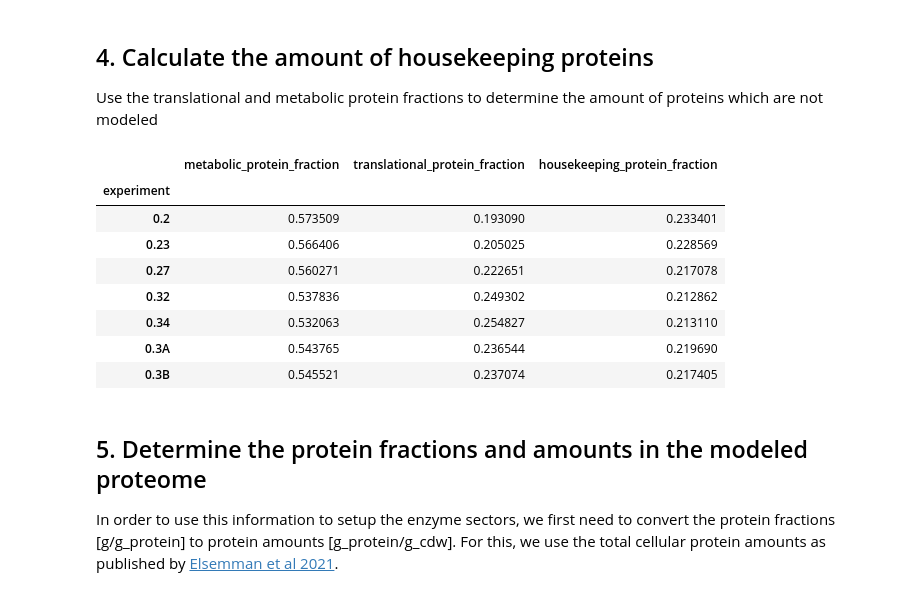
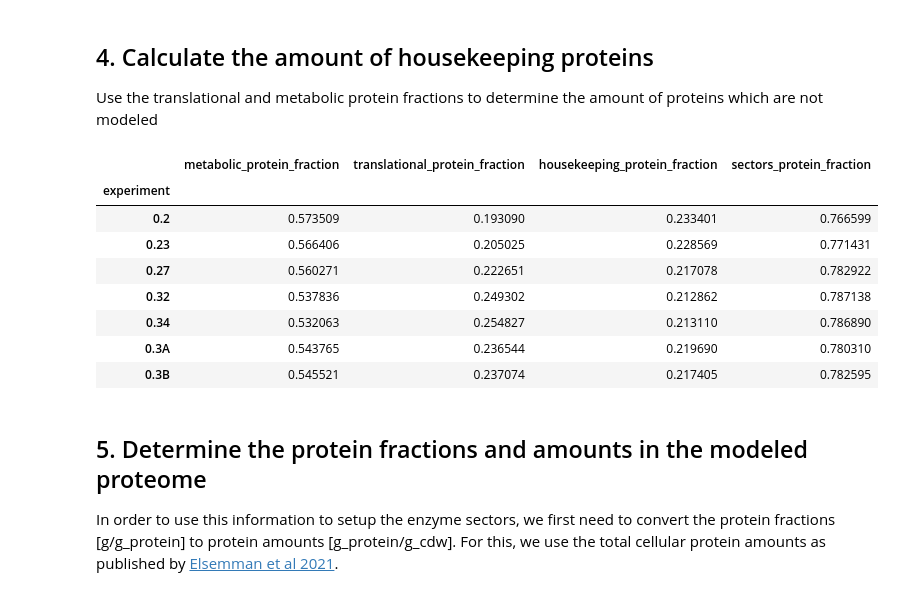
Before and after one commit to iAMB-RWTH-Aachen/PAMparametrizer, a Jupyter notebook: Scripts/Protein_sectors/Yeast9/unused_enzyme_determination_scerevisiae.ipynb, the cells around one changed output. Drawn from its saved outputs; the diff is of its cells as text; code cells hidden in the pictures.

```diff
--- a/Scripts/Protein_sectors/Yeast9/unused_enzyme_determination_scerevisiae.ipynb
+++ b/Scripts/Protein_sectors/Yeast9/unused_enzyme_determination_scerevisiae.ipynb
@@ -168,23 +168,29 @@ Use the translational and metabolic protein fractions to determine the amount of
 # %%
 def calculate_housekeeping_fraction(row):
     return 1-row.metabolic_protein_fraction-row.translational_protein_fraction
+
+def calculate_allsectors_fraction(row):
+    return row.metabolic_protein_fraction+row.translational_protein_fraction
 
 housekeeping_protein_fractions = pd.merge(metabolic_protein_fractions, translational_protein_fractions,
                                         left_index=True, right_index=True)
 housekeeping_protein_fractions['housekeeping_protein_fraction'] = [
      calculate_housekeeping_fraction(row) for i,row in housekeeping_protein_fractions.iterrows()]
 
+housekeeping_protein_fractions['sectors_protein_fraction'] = [
+     calculate_allsectors_fraction(row) for i,row in housekeeping_protein_fractions.iterrows()]
+
 housekeeping_protein_fractions
 # %% [output]
-|  | metabolic_protein_fraction | translational_protein_fraction | housekeeping_protein_fraction |
-| experiment |  |  |  |
-| 0.2 | 0.573509 | 0.193090 | 0.233401 |
-| 0.23 | 0.566406 | 0.205025 | 0.228569 |
-| 0.27 | 0.560271 | 0.222651 | 0.217078 |
-| 0.32 | 0.537836 | 0.249302 | 0.212862 |
-| 0.34 | 0.532063 | 0.254827 | 0.213110 |
-| 0.3A | 0.543765 | 0.236544 | 0.219690 |
-| 0.3B | 0.545521 | 0.237074 | 0.217405 |
+|  | metabolic_protein_fraction | translational_protein_fraction | housekeeping_protein_fraction | sectors_protein_fraction |
+| experiment |  |  |  |  |
+| 0.2 | 0.573509 | 0.193090 | 0.233401 | 0.766599 |
+| 0.23 | 0.566406 | 0.205025 | 0.228569 | 0.771431 |
+| 0.27 | 0.560271 | 0.222651 | 0.217078 | 0.782922 |
+| 0.32 | 0.537836 | 0.249302 | 0.212862 | 0.787138 |
+| 0.34 | 0.532063 | 0.254827 | 0.213110 | 0.786890 |
+| 0.3A | 0.543765 | 0.236544 | 0.219690 | 0.780310 |
+| 0.3B | 0.545521 | 0.237074 | 0.217405 | 0.782595 |
 # %% [markdown]
 ## 5. Determine the protein fractions and amounts in the modeled proteome
 In order to use this information to setup the enzyme sectors, we first need to convert the protein fractions [g/g_protein] to protein amounts [g_protein/g_cdw]. For this, we use the total cellular protein amounts as published by [Elsemman et al 2021](https://www.ncbi.nlm.nih.gov/pmc/articles/PMC8831649/).
```
Also changed, not shown: parts of 8 cells of this notebook, 13 other files.
